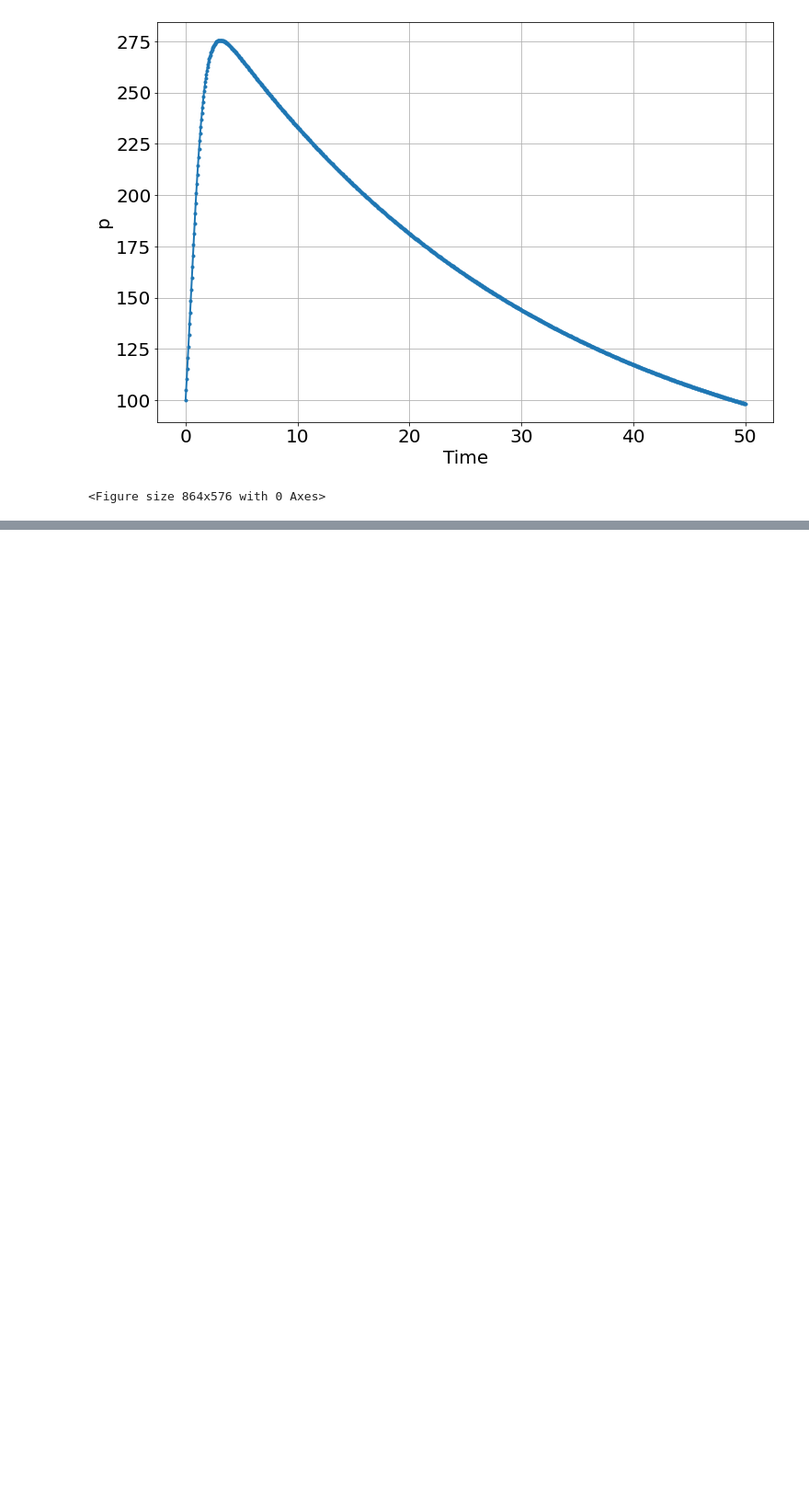
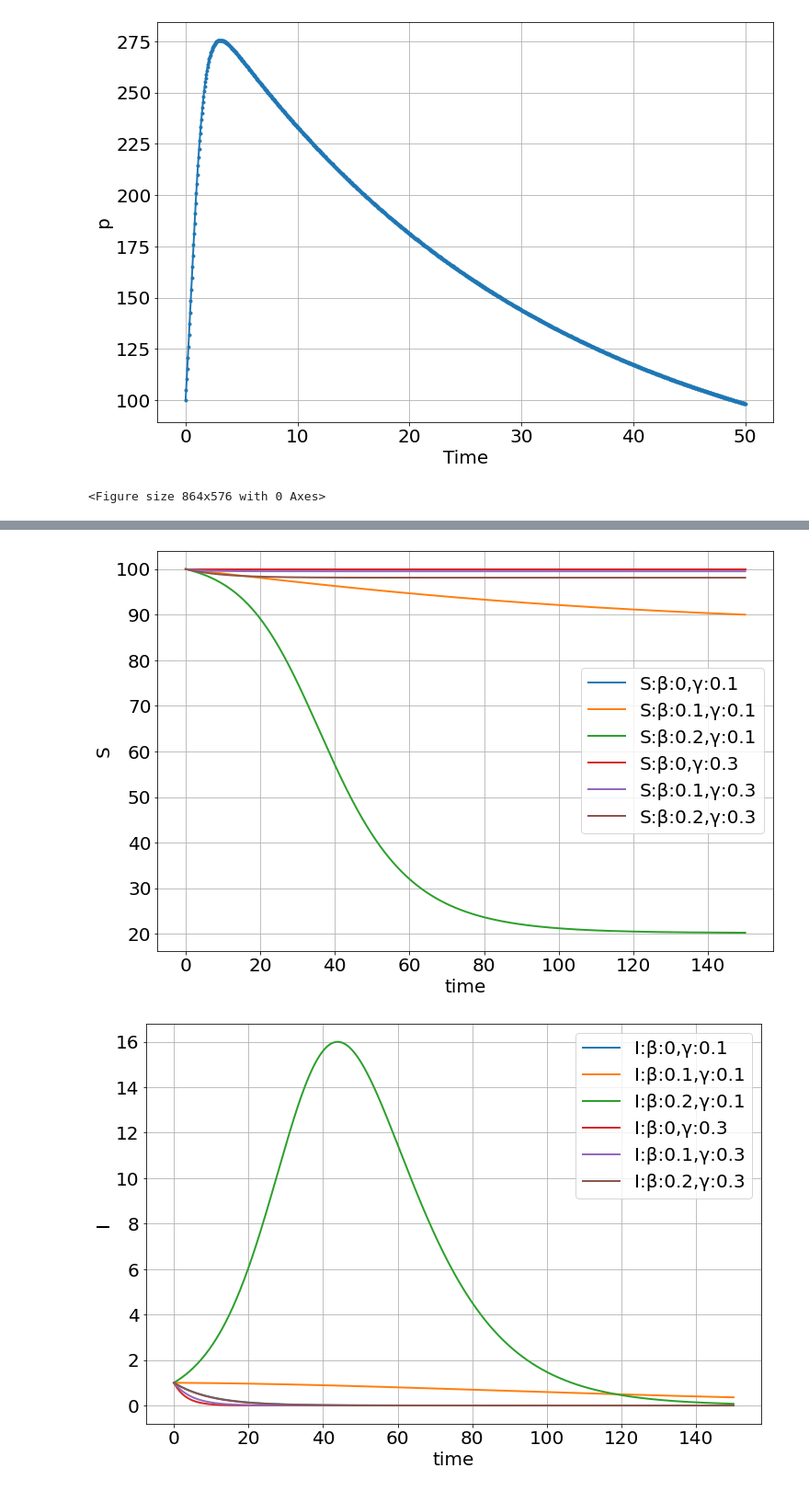
Before and after one commit to bblais/pyndamics3, a Jupyter notebook: 00_core.ipynb, the cells around one changed output, grey strips where cells are left out. Shown at 92% size. Cells and saved outputs as stored; diff of their text form; code cells hidden in the pictures; blank space fills up the shorter version.

```diff
--- a/00_core.ipynb
+++ b/00_core.ipynb
@@ -1785,0 +1738,5 @@ results
+# %%
+explore_parameters(sim,figsize=(12,8),β=[0,.1,.2,0,.1,.2],γ=[.1,.1,.1,.3,.3,.3])
+# %% [output]
+[figure, added]
+[figure, added]
```
Also changed, not shown: parts of 7 cells of this notebook, 5 other files.
